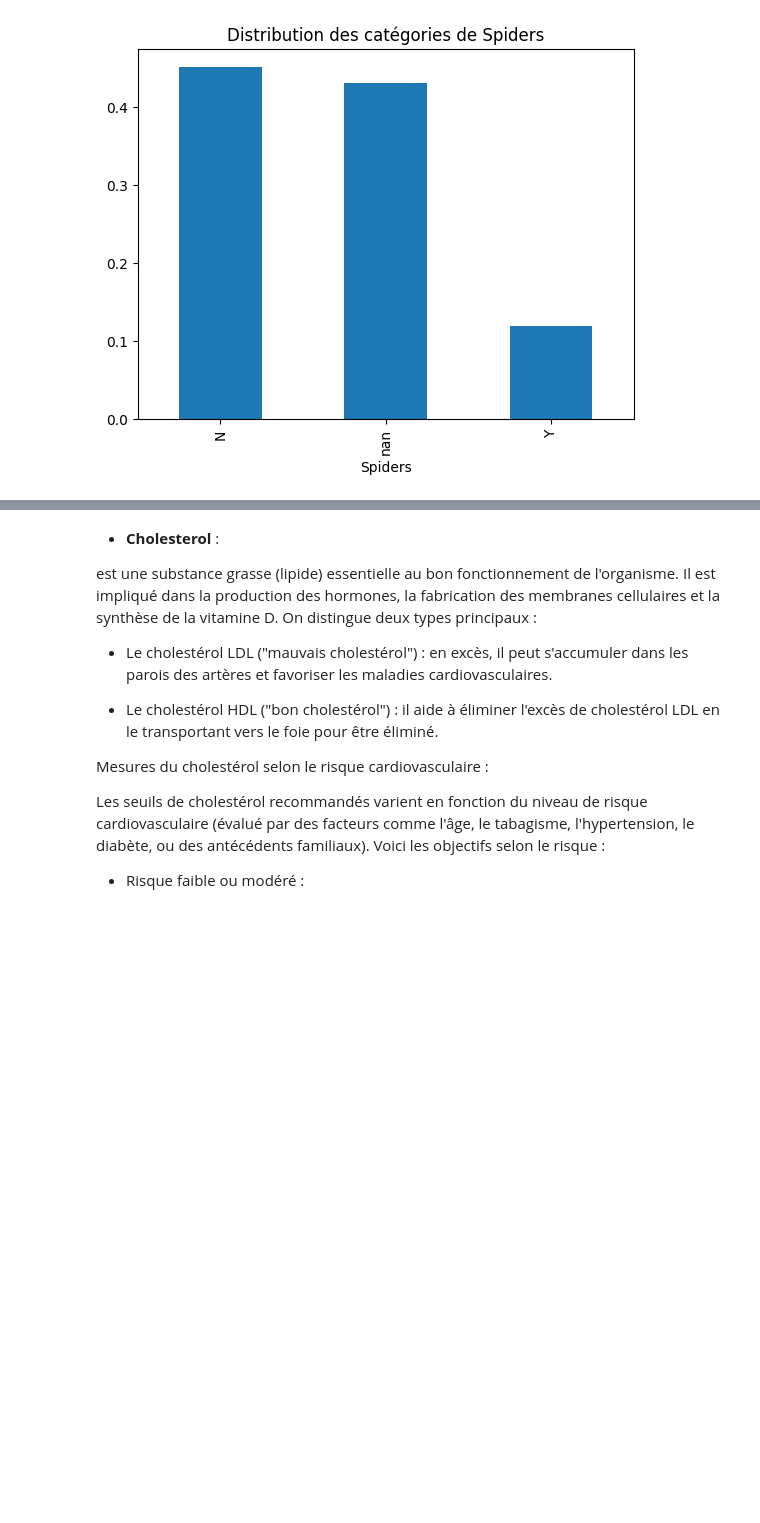
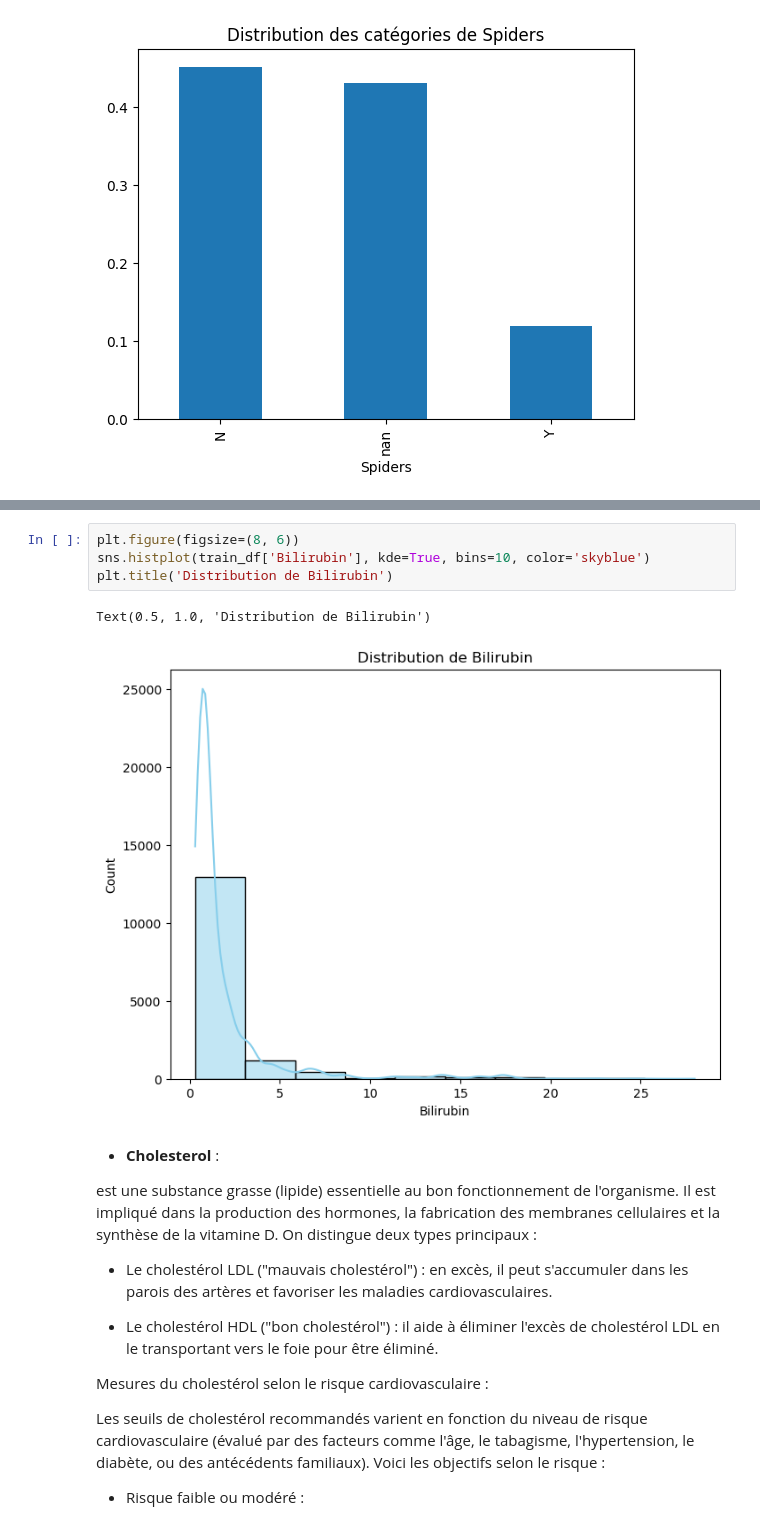
Before and after one commit to melaniedaddio/projet, a Jupyter notebook: EDA.ipynb, the cells around one changed output, grey strips where cells are left out. Cells and saved outputs as stored; diff of their text form; blank space fills up the shorter version.

```diff
--- a/EDA.ipynb
+++ b/EDA.ipynb
@@ -471,3 +502,10 @@ plt.show()
+# %%
+plt.figure(figsize=(8, 6))
+sns.histplot(train_df['Bilirubin'], kde=True, bins=10, color='skyblue')
+plt.title('Distribution de Bilirubin')
+# %% [output]
+Text(0.5, 1.0, 'Distribution de Bilirubin')
+[figure, added]
 # %% [markdown]
 * **Cholesterol** :
 
```
Also changed, not shown: parts of 10 cells of this notebook.
